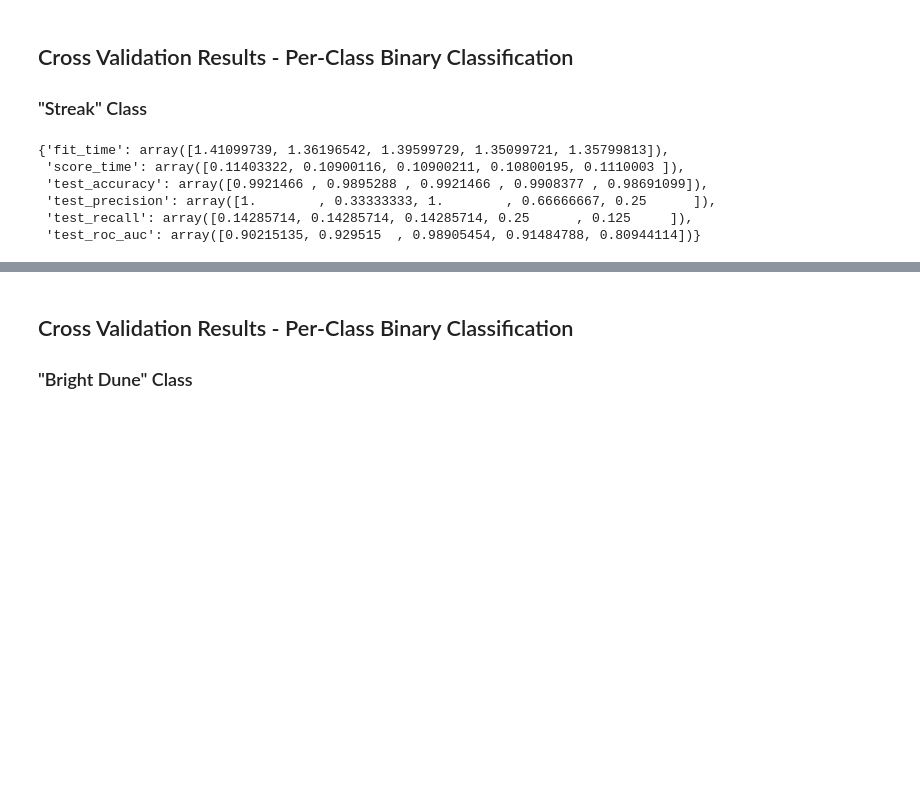
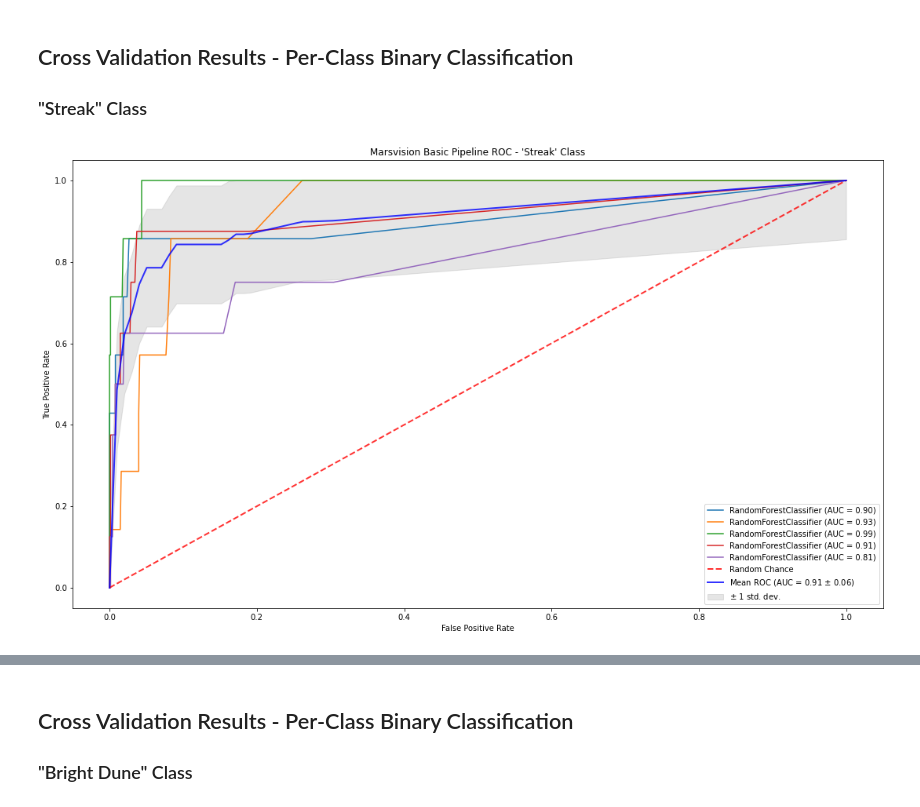
Before and after one commit to mars-vision/marsvision, a Jupyter notebook: Prototyping/Notebooks/SKLearn Multi Class Classification.ipynb, the cells around one changed output, grey strips where cells are left out. Saved outputs shown, nothing was run; the diff lists cells and outputs as text; code cells hidden in the pictures; blank space fills up the shorter version.

```diff
--- a/Prototyping/Notebooks/SKLearn Multi Class Classification.ipynb
+++ b/Prototyping/Notebooks/SKLearn Multi Class Classification.ipynb
@@ -115,11 +170,8 @@ NameError: name 'classify_binary' is not defined
 ## Cross Validation Results - Per-Class Binary Classification
 ### "Streak" Class
 # %%
-classify_binary(model, 3)
+model.training_labels = df_labelled["class_code"].apply(lambda label:
+                                                    1 if label == 3 else 0)
+streak_cv_results = model.cross_validate_plot("Marsvision Basic Pipeline ROC - 'Streak' Class")
 # %% [output]
-{'fit_time': array([1.41099739, 1.36196542, 1.39599729, 1.35099721, 1.35799813]),
- 'score_time': array([0.11403322, 0.10900116, 0.10900211, 0.10800195, 0.1110003 ]),
- 'test_accuracy': array([0.9921466 , 0.9895288 , 0.9921466 , 0.9908377 , 0.98691099]),
- 'test_precision': array([1.        , 0.33333333, 1.        , 0.66666667, 0.25      ]),
- 'test_recall': array([0.14285714, 0.14285714, 0.14285714, 0.25      , 0.125     ]),
- 'test_roc_auc': array([0.90215135, 0.929515  , 0.98905454, 0.91484788, 0.80944114])}
+[figure, added]
```
Also changed, not shown: parts of 24 cells of this notebook, 1 other file.
